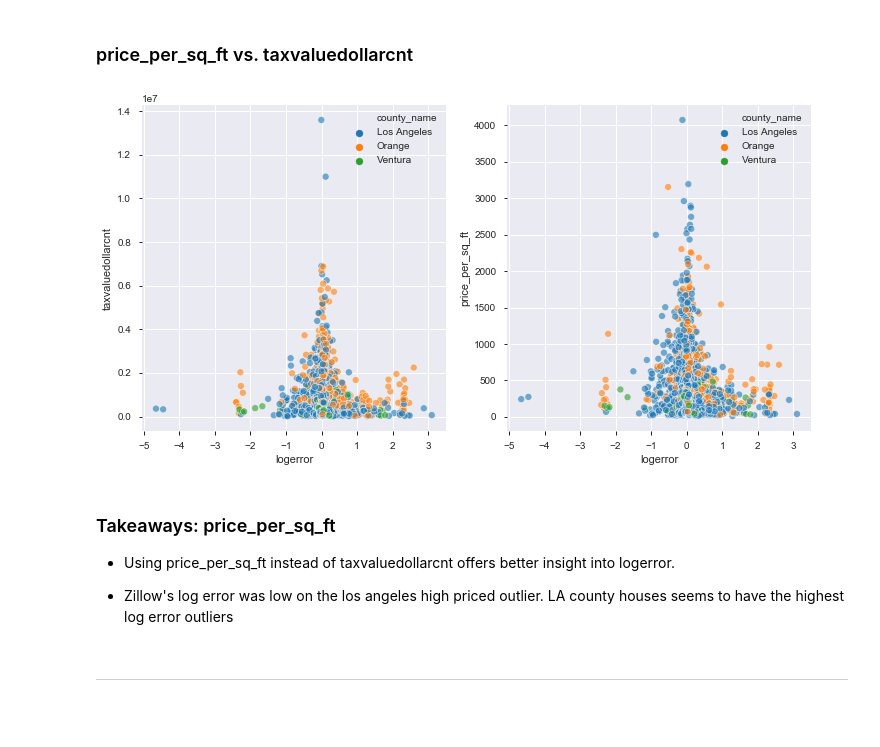
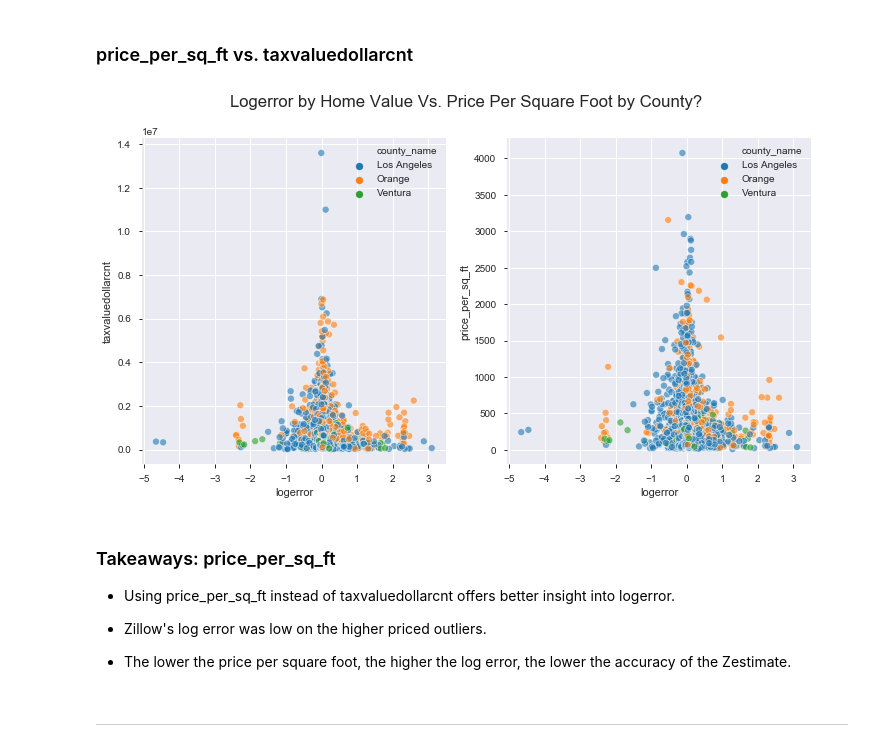
Before and after one commit to FJ-Zillow-Org/Zillow, a Jupyter notebook: deliverable.ipynb, the cells around one changed output. Saved outputs shown, nothing was run; the diff lists cells and outputs as text; code cells hidden in the pictures; blank space fills up the shorter version.

```diff
--- a/deliverable.ipynb
+++ b/deliverable.ipynb
@@ -406,11 +406,50 @@ plt.annotate(
 plt.show()
 # %% [output]
 [figure]
+# %%
+plt.rc('figure', figsize=(18, 12))
+plt.rc('axes', grid=True)
+plt.rc('axes.spines', top=False, right=False, left=True, bottom=True)
+plt.rc('font', size=14)
+
+for i, county in enumerate(df.county_name.unique()):
+    plt.subplot(3, 3, i+1)
+    subset = df[df.county_name == county]
+    plt.scatter(subset.logerror, subset.price_per_sq_ft, label=county)
+
+    plt.title(f'{county} county', size=12)
+    plt.xlabel('Logerror', size=12)
+    plt.ylabel('Price Per Square Foot', size=12)
+
+    plt.hlines(subset.price_per_sq_ft.mean(), df.logerror.min(), df.logerror.max(), ls=':', color='red')
+    plt.vlines(subset.logerror.mean(), df.price_per_sq_ft.min(), df.price_per_sq_ft.max(), ls=':', color='red')
+
+    plt.annotate(
+    f'Avg Logerror: {subset.logerror.mean():.2f}',
+    xy=(subset.logerror.mean(), 10),
+    xytext=(.5, 6000),
+    size=12
+    )
+
+    plt.annotate(
+    f'Avg PPSF: {subset.price_per_sq_ft.mean():.2f}',
+    xy=(5, subset.price_per_sq_ft.mean()),
+    xytext=(1, 2000),
+    size=12
+    )
+    #plt.xlim(-4, 4)
+    #plt.ylim(0, 7000)
+
+plt.subplots_adjust(hspace=.3)
+plt.suptitle('How logerror relates to Price Per Square Foot by County?')
+
+plt.show()
 # %% [markdown]
 ---
 # %% [markdown]
 ### Explore:  Bedroom and Bathroom
 # %%
+plt.rc('figure', figsize=(12, 8))
 sns.countplot(x='bedroomcnt', palette="Wistia", data=train)
 
 plt.title('Bedroom Count')
@@ -538,17 +591,25 @@ Name: bathroomcnt, dtype: int64
 # %%
 f, axes = plt.subplots(1, 2, figsize=(12,6))
 
 p1 = sns.scatterplot(data=train, y="taxvaluedollarcnt", x="logerror", hue='county_name', hue_order=["Los Angeles", "Orange", "Ventura"], alpha=.6, ax=axes[0])
 p2 = sns.scatterplot(data=train, y="price_per_sq_ft", x="logerror", hue='county_name', hue_order=["Los Angeles", "Orange", "Ventura"], alpha=.6, ax=axes[1])
+
+plt.subplots_adjust(hspace=.3)
+plt.suptitle('Logerror by Home Value Vs. Price Per Square Foot by County?')
+
+plt.show()
 # %% [output]
-[figure, old version]
+[figure, new version]
 # %% [markdown]
 ### Takeaways: price_per_sq_ft
 
 - Using price_per_sq_ft instead of taxvaluedollarcnt offers better insight into logerror.
 
 
-- Zillow's log error was low on the los angeles high priced outlier.  LA county houses seems to have the highest log error outliers
+- Zillow's log error was low on the higher priced outliers.
+
+
+- The lower the price per square foot, the higher the log error, the lower the accuracy of the Zestimate.
 # %% [markdown]
 ---
 # %% [markdown]
```
Also changed, not shown: parts of 38 cells of this notebook.
